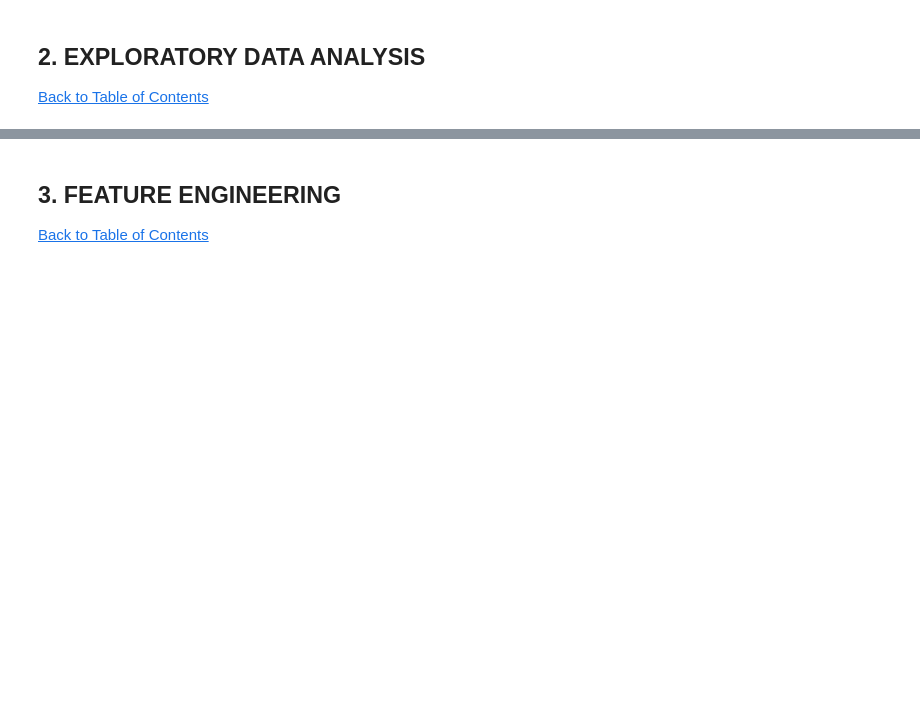
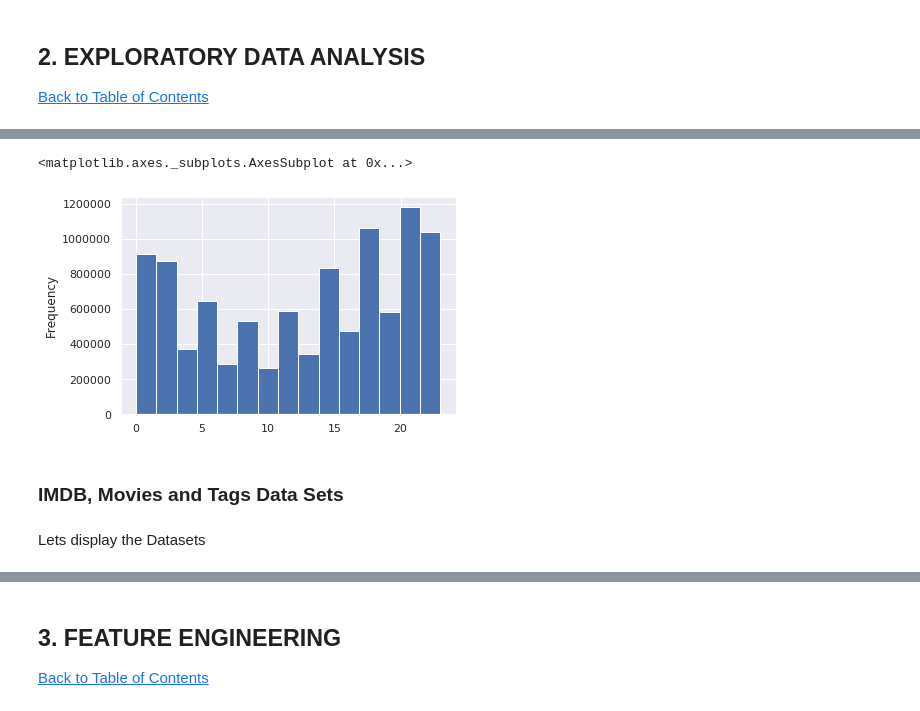
Before and after one commit to Keltings/Movie-Recommender-Engine, a Jupyter notebook: 2110ACDS_T1_Gathoni.ipynb, the cells around one changed output, grey strips where cells are left out. Saved outputs shown, nothing was run; the diff lists cells and outputs as text; code cells hidden in the pictures; blank space fills up the shorter version.

```diff
--- a/2110ACDS_T1_Gathoni.ipynb
+++ b/2110ACDS_T1_Gathoni.ipynb
@@ -158,0 +465,10 @@ raw_gescores_df = pd.read_csv('resources/data/genome_scores.csv')
+# %%
+# Check which hours of the day are most movies watched, from the graph below we see it's the hours between 9pm and 5am
+train_df['hour_of_day'].plot(kind='hist', bins = 15)
+# %% [output]
+<matplotlib.axes._subplots.AxesSubplot at 0x...>
+[figure, added]
+# %% [markdown]
+### IMDB, Movies and Tags Data Sets
+# %% [markdown]
+Lets display the Datasets
```
Also changed, not shown: parts of 75 cells of this notebook.
